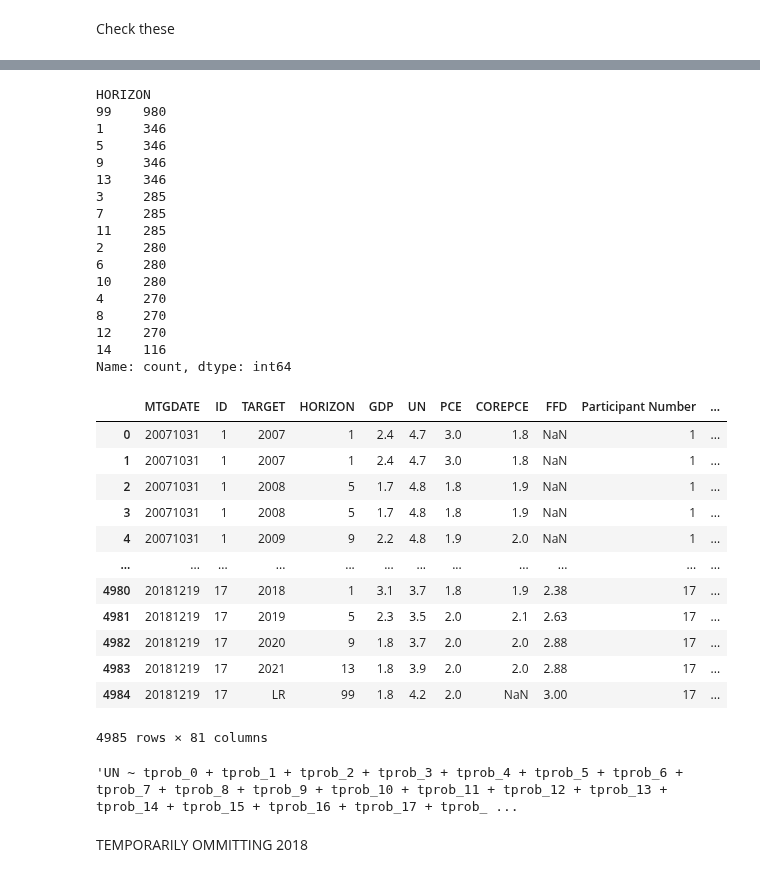
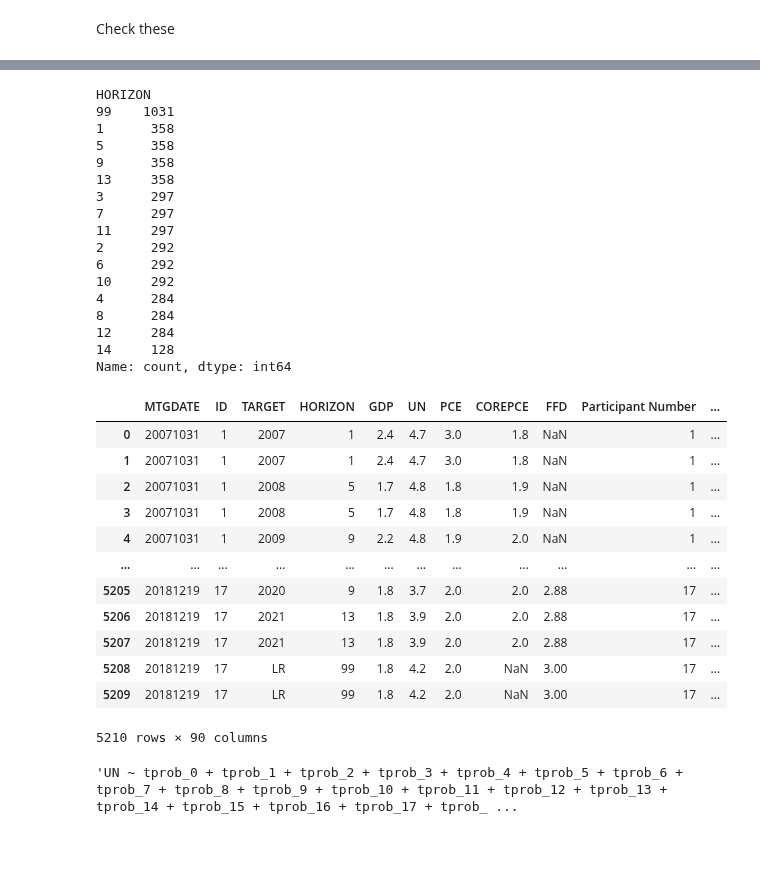
Before and after one commit to bendurham441/fed-nlp, a Jupyter notebook: external-validity/match_projections.ipynb, the cells around one changed output, grey strips where cells are left out. Cells and saved outputs as stored; diff of their text form; code cells hidden in the pictures; blank space fills up the shorter version.

```diff
--- a/external-validity/match_projections.ipynb
+++ b/external-validity/match_projections.ipynb
@@ -121,4 +121,4 @@ nrdf['svect'] = nrdf['svect'].map(lambda x : [float(item[:-1]) for item in x[1:-
+# %%
+mfdff['diff_exp_norm'] = mfdff['diff_exp_norm'].map(lambda x : [float(item[:-1]) for item in x[1:-1].split()])
 # %%
-# nrdf['tprob']
-nrdf[[f'tprob_{i}' for i in range(45)]] = nrdf['svect'].to_list()
-nrdf
+mfdff[[f'tprob_{i}' for i in range(45)]] = mfdff['norm_svect'].to_list()
@@ -139,3 +125,3 @@ nrdf
 # %%
-test = proj.merge(nrdf, on=['year', 'm', 'speaker'], how='left', indicator=True)
+df = proj.merge(mfdff, left_on=['year', 'm', 'speaker'], right_on=['year', 'm', 'lname'], how='left', indicator=True)
 # %%
@@ -170,23 +156,23 @@ test[(test['_merge'] == 'left_only') & (test['year'] < 2018)].speaker
 Name: speaker, dtype: object
 # %%
-test['HORIZON'].value_counts()
+df['HORIZON'].value_counts()
 # %% [output]
 HORIZON
-99    980
-1     346
-5     346
-9     346
-13    346
-3     285
-7     285
-11    285
-2     280
-6     280
-10    280
-4     270
-8     270
-12    270
-14    116
+99    1031
+1      358
+5      358
+9      358
+13     358
+3      297
+7      297
+11     297
+2      292
+6      292
+10     292
+4      284
+8      284
+12     284
+14     128
 Name: count, dtype: int64
 # %%
 def horiz_mapper(horiz):
@@ -203,21 +189,21 @@ def horiz_mapper(horiz):
     if horiz >= 99:
         return 'LR'
 # %%
-test['HORIZON_condensed'] = test['HORIZON'].map(horiz_mapper)
+df['HORIZON_condensed'] = df['HORIZON'].map(horiz_mapper)
-# %%
-test
-# %% [output]
-|  | MTGDATE | ID | TARGET | HORIZON | GDP | UN | PCE | COREPCE | FFD | Participant Number | ... |
-| 0 | 20071031 | 1 | 2007 | 1 | 2.4 | 4.7 | 3.0 | 1.8 | NaN | 1 | ... |
-| 1 | 20071031 | 1 | 2007 | 1 | 2.4 | 4.7 | 3.0 | 1.8 | NaN | 1 | ... |
-| 2 | 20071031 | 1 | 2008 | 5 | 1.7 | 4.8 | 1.8 | 1.9 | NaN | 1 | ... |
-| 3 | 20071031 | 1 | 2008 | 5 | 1.7 | 4.8 | 1.8 | 1.9 | NaN | 1 | ... |
-| 4 | 20071031 | 1 | 2009 | 9 | 2.2 | 4.8 | 1.9 | 2.0 | NaN | 1 | ... |
-| ... | ... | ... | ... | ... | ... | ... | ... | ... | ... | ... | ... |
-| 4980 | 20181219 | 17 | 2018 | 1 | 3.1 | 3.7 | 1.8 | 1.9 | 2.38 | 17 | ... |
-| 4981 | 20181219 | 17 | 2019 | 5 | 2.3 | 3.5 | 2.0 | 2.1 | 2.63 | 17 | ... |
-| 4982 | 20181219 | 17 | 2020 | 9 | 1.8 | 3.7 | 2.0 | 2.0 | 2.88 | 17 | ... |
-| 4983 | 20181219 | 17 | 2021 | 13 | 1.8 | 3.9 | 2.0 | 2.0 | 2.88 | 17 | ... |
-| 4984 | 20181219 | 17 | LR | 99 | 1.8 | 4.2 | 2.0 | NaN | 3.00 | 17 | ... |
-4985 rows × 81 columns
+# %%
+df
+# %% [output]
+|  | MTGDATE | ID | TARGET | HORIZON | GDP | UN | PCE | COREPCE | FFD | Participant Number | ... |
+| 0 | 20071031 | 1 | 2007 | 1 | 2.4 | 4.7 | 3.0 | 1.8 | NaN | 1 | ... |
+| 1 | 20071031 | 1 | 2007 | 1 | 2.4 | 4.7 | 3.0 | 1.8 | NaN | 1 | ... |
+| 2 | 20071031 | 1 | 2008 | 5 | 1.7 | 4.8 | 1.8 | 1.9 | NaN | 1 | ... |
+| 3 | 20071031 | 1 | 2008 | 5 | 1.7 | 4.8 | 1.8 | 1.9 | NaN | 1 | ... |
+| 4 | 20071031 | 1 | 2009 | 9 | 2.2 | 4.8 | 1.9 | 2.0 | NaN | 1 | ... |
+| ... | ... | ... | ... | ... | ... | ... | ... | ... | ... | ... | ... |
+| 5205 | 20181219 | 17 | 2020 | 9 | 1.8 | 3.7 | 2.0 | 2.0 | 2.88 | 17 | ... |
+| 5206 | 20181219 | 17 | 2021 | 13 | 1.8 | 3.9 | 2.0 | 2.0 | 2.88 | 17 | ... |
+| 5207 | 20181219 | 17 | 2021 | 13 | 1.8 | 3.9 | 2.0 | 2.0 | 2.88 | 17 | ... |
+| 5208 | 20181219 | 17 | LR | 99 | 1.8 | 4.2 | 2.0 | NaN | 3.00 | 17 | ... |
+| 5209 | 20181219 | 17 | LR | 99 | 1.8 | 4.2 | 2.0 | NaN | 3.00 | 17 | ... |
+5210 rows × 90 columns
 # %%
@@ -230,5 +216,3 @@ tprob_part = ' + '.join(tprob_cols)
 'UN ~ ' + tprob_part
 # %% [output]
 'UN ~ tprob_0 + tprob_1 + tprob_2 + tprob_3 + tprob_4 + tprob_5 + tprob_6 + tprob_7 + tprob_8 + tprob_9 + tprob_10 + tprob_11 + tprob_12 + tprob_13 + tprob_14 + tprob_15 + tprob_16 + tprob_17 + tprob_ ...
-# %% [markdown]
-TEMPORARILY OMMITTING 2018
```
Also changed, not shown: parts of 20 cells of this notebook.
